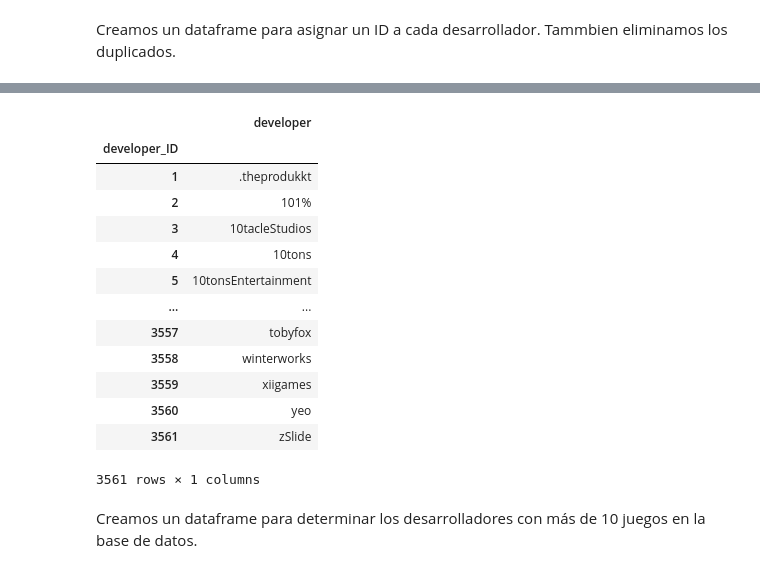
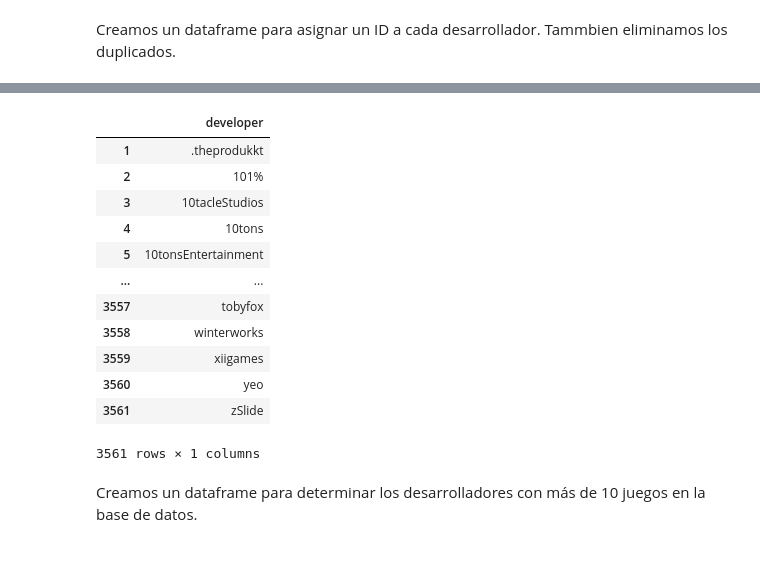
Before and after one commit to elcarlos-94/DemoDay, a Jupyter notebook: Modulo3/proyecto_modulo_3.ipynb, the cells around one changed output, grey strips where cells are left out. Drawn from its saved outputs; the diff is of its cells as text; code cells hidden in the pictures.

Commit message:
Se agregó una función para filtrar datos

```diff
--- a/Modulo3/proyecto_modulo_3.ipynb
+++ b/Modulo3/proyecto_modulo_3.ipynb
@@ -272,0 +281,11 @@ df_rewritten.to_csv(writing_db(), index=True, header=True)
+# %%
+# Función para normalizar una columna donde sus datos se repiten continuamente.
+
+def one_row(dataframe, column, new_column_name,index_name):
+  df_only_name = pd.DataFrame(dataframe[column], columns=[new_column_name])
+  df_only_name.index.names = [index_name]
+  df_only_name_no_duplicates = df_only_name.groupby(column).apply(list).reset_index()
+  df_only_name_no_duplicates.index += 1
+  df_only_name_no_duplicates = df_only_name_no_duplicates.drop(columns=[0])
+  df_only_developers_name_no_duplicates.index.names = [index_name]
+  return df_only_name_no_duplicates
@@ -417,23 +408,19 @@ df_only_developers_name
-# %%
-df_only_developers_name_no_duplicates = df_only_developers_name.groupby('developer').apply(list).reset_index()
-df_only_developers_name_no_duplicates.index += 1
-df_only_developers_name_no_duplicates = df_only_developers_name_no_duplicates.drop(columns=[0])
-df_only_developers_name_no_duplicates.index.names = ['developer_ID']
-df_only_developers_name_no_duplicates
-# %% [output]
-|  | developer |
-| developer_ID |  |
-| 1 | .theprodukkt |
-| 2 | 101% |
-| 3 | 10tacleStudios |
-| 4 | 10tons |
-| 5 | 10tonsEntertainment |
-| ... | ... |
-| 3557 | tobyfox |
-| 3558 | winterworks |
-| 3559 | xiigames |
-| 3560 | yeo |
-| 3561 | zSlide |
-3561 rows × 1 columns
+# %%
+df_only_developers_name_no_duplicates = one_row(df_rewritten,'developer','developer','developer_ID')
+df_only_developers_name_no_duplicates
+# %% [output]
+|  | developer |
+| 1 | .theprodukkt |
+| 2 | 101% |
+| 3 | 10tacleStudios |
+| 4 | 10tons |
+| 5 | 10tonsEntertainment |
+| ... | ... |
+| 3557 | tobyfox |
+| 3558 | winterworks |
+| 3559 | xiigames |
+| 3560 | yeo |
+| 3561 | zSlide |
+3561 rows × 1 columns
 # %% [markdown]
 Creamos un dataframe para determinar los desarrolladores con más de 10 juegos en la base de datos.
```
Also changed, not shown: parts of 28 cells of this notebook.
